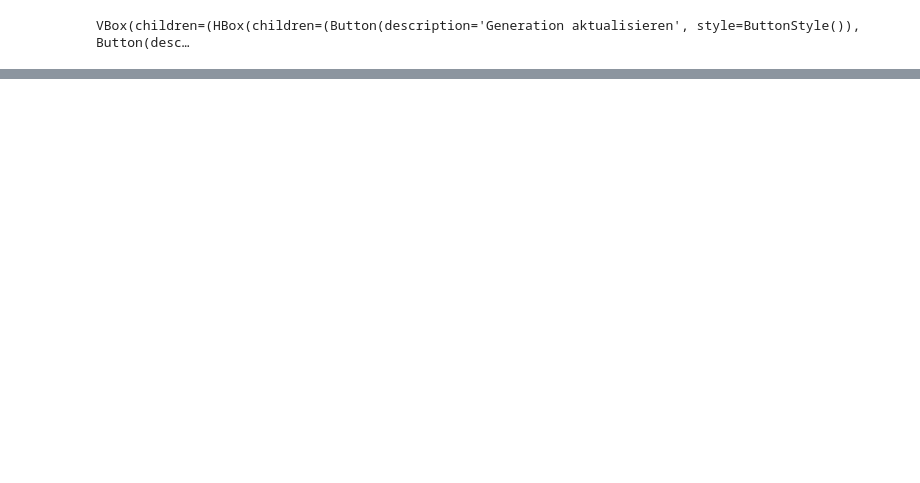
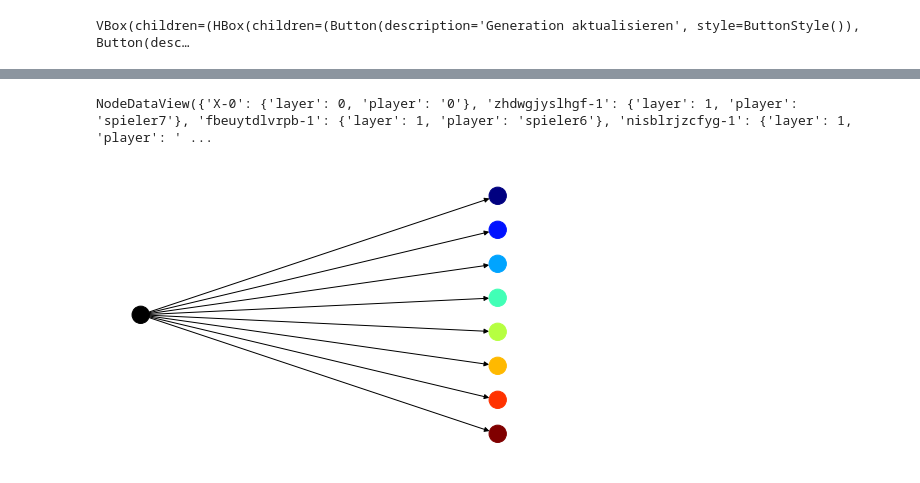
Before and after one commit to mpievolbio-scicomp/Evolution-und-KI, a Jupyter notebook: GAMaster.ipynb, the cells around one changed output, grey strips where cells are left out. Drawn from its saved outputs; the diff is of its cells as text; code cells hidden in the pictures; blank space fills up the shorter version.

```diff
--- a/GAMaster.ipynb
+++ b/GAMaster.ipynb
@@ -67,0 +72,21 @@ class model(object):
+# %%
+cmap = pyplot.cm.nipy_spectral  # define the colormap
+# extract all colors from the .jet map
+cmaplist = [cmap(i) for i in range(cmap.N)]
+# force the first color entry to be grey
+
+# create the new map
+segmented_cmap = mpl.colors.LinearSegmentedColormap.from_list(
+    'Custom cmap', cmaplist, POPULATION_SIZE)
+
+segmented_cmap_list = [segmented_cmap(i) for i in range(segmented_cmap.N)]
+
+# define the bins and normalize
+bounds = np.linspace(0, POPULATION_SIZE, POPULATION_SIZE+1)
+norm = mpl.colors.BoundaryNorm(bounds, POPULATION_SIZE)
+
+players = model.population.keys()
+color_player_dict = dict(zip(segmented_cmap_list, players))
+player_color_dict = dict(zip(players, segmented_cmap_list))
+# Add "0" for 0 generation
+player_color_dict['0'] = "k"
@@ -155,0 +313,11 @@ VBox(children=(HBox(children=(Button(description='Generation aktualisieren', sty
+# %%
+graph, pos = get_tree(model, 1)
+# %%
+graph.nodes(data=True)
+# %% [output]
+NodeDataView({'X-0': {'layer': 0, 'player': '0'}, 'zhdwgjyslhgf-1': {'layer': 1, 'player': 'spieler7'}, 'fbeuytdlvrpb-1': {'layer': 1, 'player': 'spieler6'}, 'nisblrjzcfyg-1': {'layer': 1, 'player': ' ...
+# %%
+color = [player_color_dict[data["player"]] for v, data in graph.nodes(data=True)]
+nx.draw(graph, pos, node_color=color)
+# %% [output]
+[figure, added]
```
Also changed, not shown: parts of 36 cells of this notebook, 2 other files.
